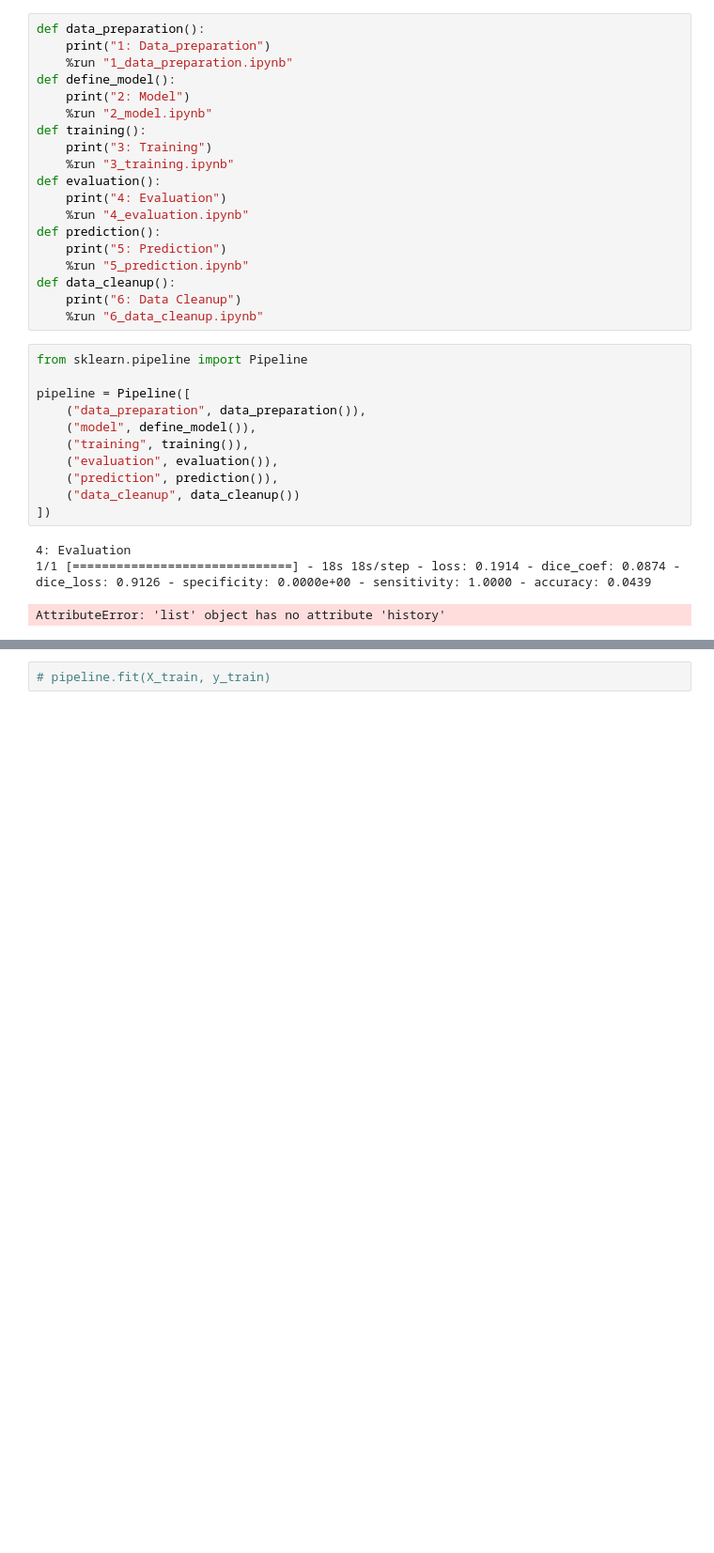
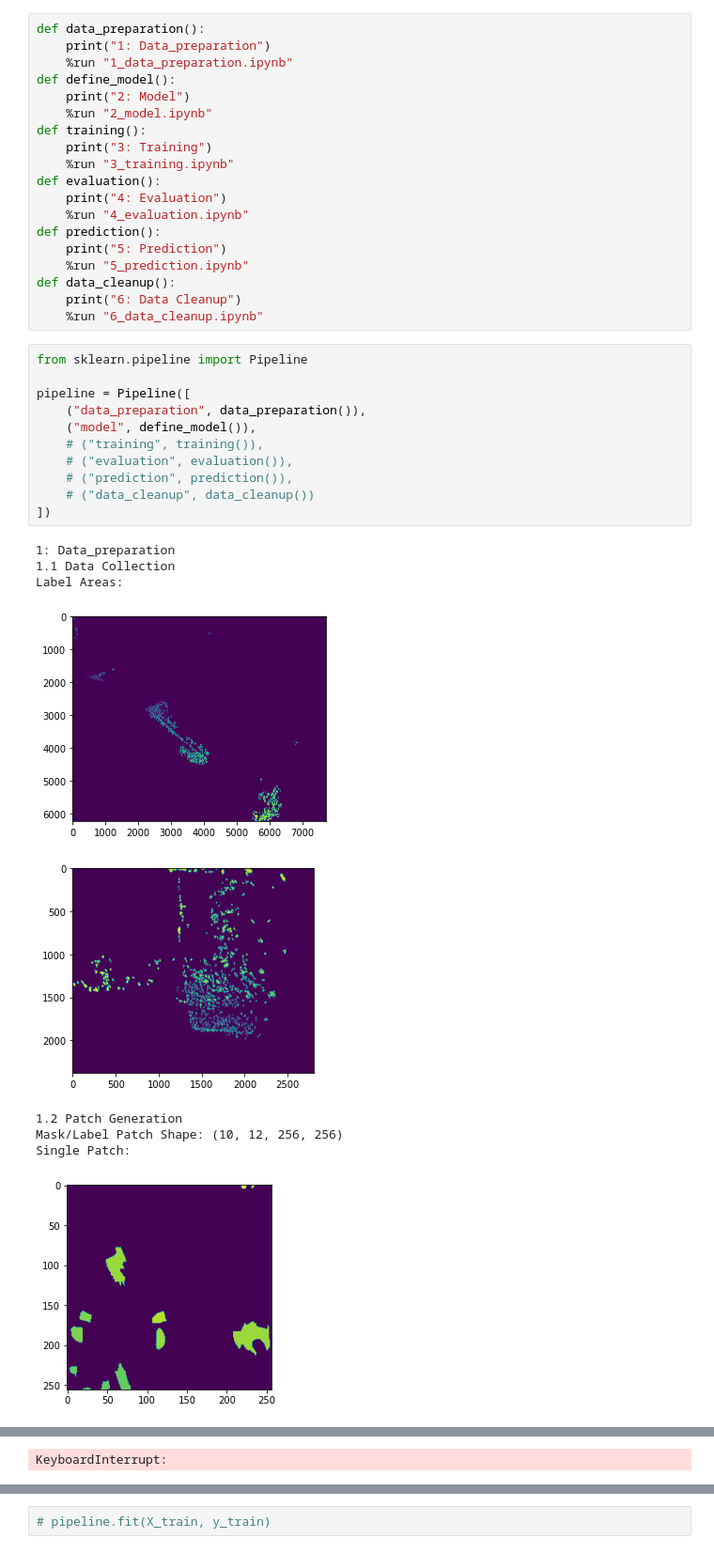
Before and after one commit to lgiesen/DL-Semantic-Segmentation-of-Tree-Stock-in-South-Africa-Using-Satellite-Images, a Jupyter notebook: 0_pipeline.ipynb, the cells around one changed output, grey strips where cells are left out. Shown at 94% size. Cells and saved outputs as stored; diff of their text form; blank space fills up the shorter version.

```diff
--- a/0_pipeline.ipynb
+++ b/0_pipeline.ipynb
@@ -66,15 +66,21 @@ def data_cleanup():
 # %%
 from sklearn.pipeline import Pipeline
 
 pipeline = Pipeline([
     ("data_preparation", data_preparation()),
     ("model", define_model()),
-    ("training", training()),
-    ("evaluation", evaluation()),
-    ("prediction", prediction()),
-    ("data_cleanup", data_cleanup())
+    # ("training", training()),
+    # ("evaluation", evaluation()),
+    # ("prediction", prediction()),
+    # ("data_cleanup", data_cleanup())
 ])
 # %% [output]
-4: Evaluation
-1/1 [==============================] - 18s 18s/step - loss: 0.1914 - dice_coef: 0.0874 - dice_loss: 0.9126 - specificity: 0.0000e+00 - sensitivity: 1.0000 - accuracy: 0.0439
+1: Data_preparation
+1.1 Data Collection
+Label Areas:
+[figure, added]
+[figure, added]
-AttributeError: 'list' object has no attribute 'history'
+1.2 Patch Generation
+Mask/Label Patch Shape: (10, 12, 256, 256)
+Single Patch:
+[figure, added]
@@ -81,0 +112 @@ AttributeError: 'list' object has no attribute 'history'
+KeyboardInterrupt:
```
Also changed, not shown: parts of 3 cells of this notebook, 7 other files.
